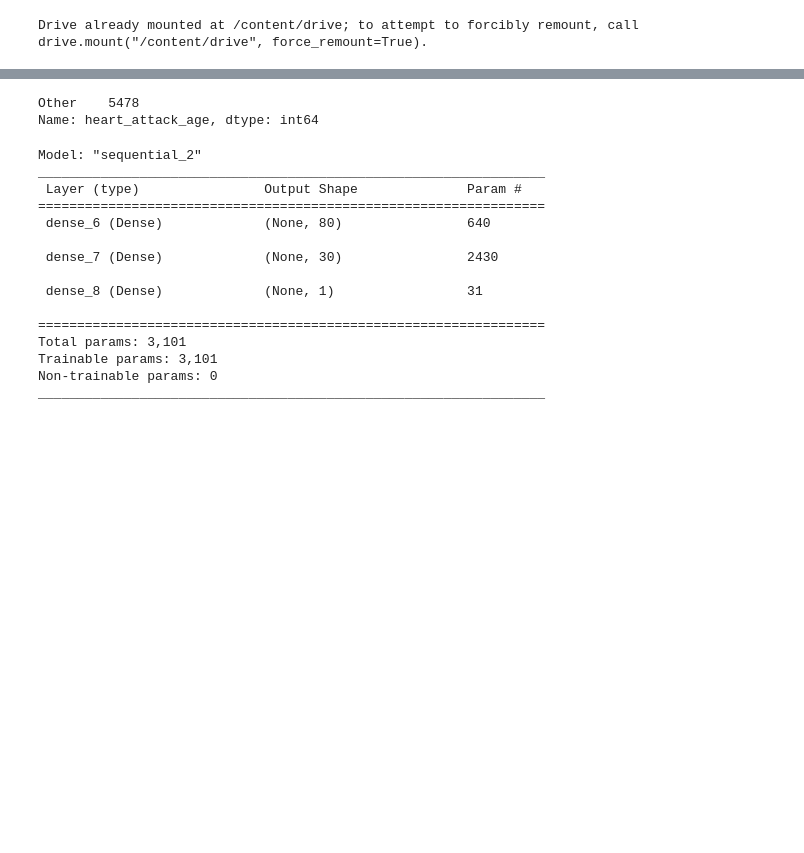
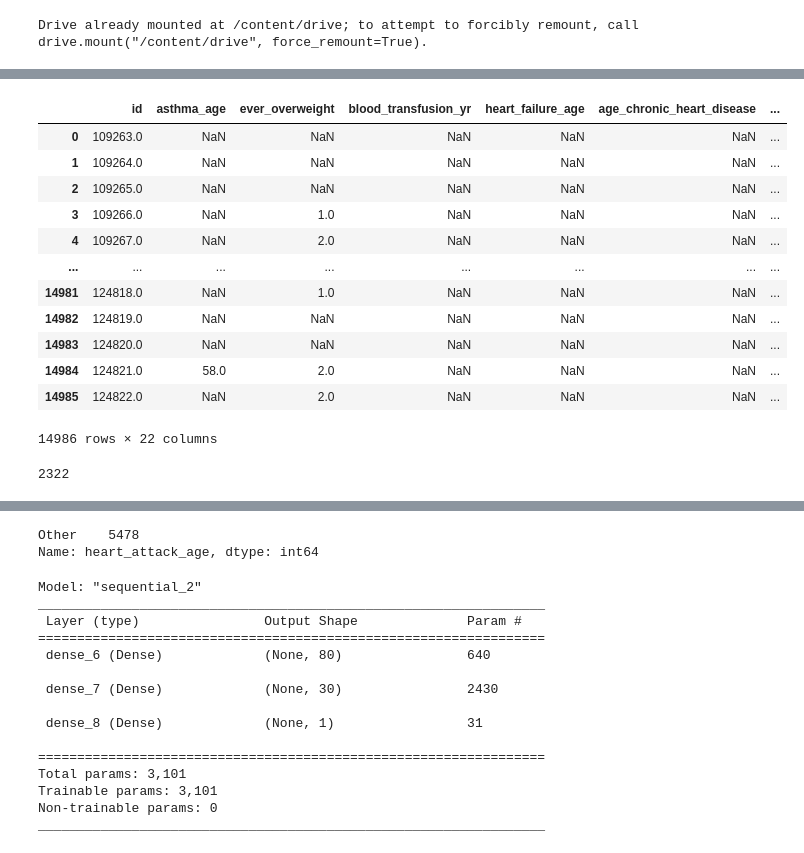
Before and after one commit to equitymarkets/HeartAttackPrediction, a Jupyter notebook: neural_network.ipynb, the cells around one changed output, grey strips where cells are left out. Saved outputs shown, nothing was run; the diff lists cells and outputs as text; code cells hidden in the pictures; blank space fills up the shorter version.

```diff
--- a/neural_network.ipynb
+++ b/neural_network.ipynb
@@ -14,0 +114,32 @@ Drive already mounted at /content/drive; to attempt to forcibly remount, call dr
+# %%
+raw_health_df = raw_health_df.rename(columns={'SEQN':'id', 'MCQ025':'asthma_age', 'MCQ080':'ever_overweight',
+                            'MCD093':'blood_transfusion_yr', 'MCD180B':'heart_failure_age',
+                            'MCD180C':'age_chronic_heart_disease', 'MCD180D':'angina_pectoris_age',
+                            'MCQ160E':'heart_attack',
+                            'MCD180E':'heart_attack_age', 'MCD180F':'stroke_age', 'MCD180M':'thyroid_age',
+                            'MCD180L':'liver_age', 'MCQ510A':'fatty_liver', 'MCQ510B':'liver_fibrosis',
+                            'MCQ510C':'liver_cirrhosis', 'MCQ510D':'liver_viral_hepatitis',
+                            'MCQ510E':'liver_autoimmune_hepatitis', 'MCQ510F':'other_liver_disease',
+                            'MCQ570':'gallbladder_pr_age', 'MCQ300B':'relative_asthma',
+                            'MCQ300C':'relative_diabetes', 'MCQ300A':'relative_heart_attack'})
+raw_health_df
+# %% [output]
+|  | id | asthma_age | ever_overweight | blood_transfusion_yr | heart_failure_age | age_chronic_heart_disease | ... |
+| 0 | 109263.0 | NaN | NaN | NaN | NaN | NaN | ... |
+| 1 | 109264.0 | NaN | NaN | NaN | NaN | NaN | ... |
+| 2 | 109265.0 | NaN | NaN | NaN | NaN | NaN | ... |
+| 3 | 109266.0 | NaN | 1.0 | NaN | NaN | NaN | ... |
+| 4 | 109267.0 | NaN | 2.0 | NaN | NaN | NaN | ... |
+| ... | ... | ... | ... | ... | ... | ... | ... |
+| 14981 | 124818.0 | NaN | 1.0 | NaN | NaN | NaN | ... |
+| 14982 | 124819.0 | NaN | NaN | NaN | NaN | NaN | ... |
+| 14983 | 124820.0 | NaN | NaN | NaN | NaN | NaN | ... |
+| 14984 | 124821.0 | 58.0 | 2.0 | NaN | NaN | NaN | ... |
+| 14985 | 124822.0 | NaN | 2.0 | NaN | NaN | NaN | ... |
+14986 rows × 22 columns
+# %%
+result0 = (raw_health_xpt_df['asthma_age'] != 0).sum()
+
+result0
+# %% [output]
+2322
```
Also changed, not shown: parts of 20 cells of this notebook, 2 other files.
